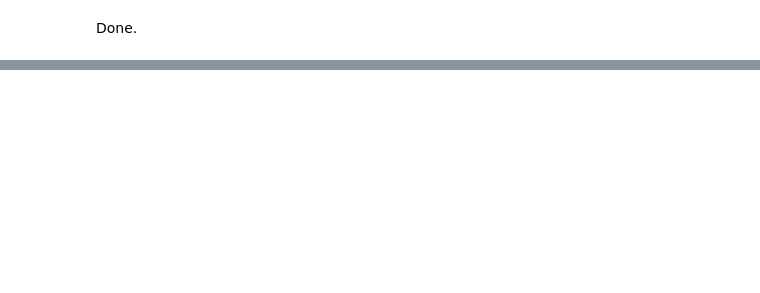
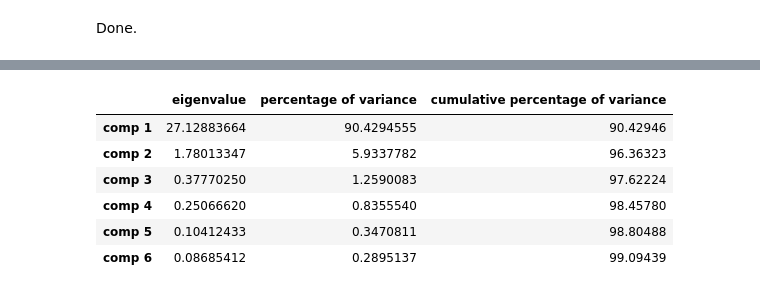
Before and after one commit to pbsjones/business_analysis_nanodegree, a Jupyter notebook: notebooks/7_seg_practice_project.ipynb, the cells around one changed output, grey strips where cells are left out. Saved outputs shown, nothing was run; the diff lists cells and outputs as text; code cells hidden in the pictures; blank space fills up the shorter version.

```diff
--- a/notebooks/7_seg_practice_project.ipynb
+++ b/notebooks/7_seg_practice_project.ipynb
@@ -78,0 +82,10 @@ Done.
+# %%
+head( pca1$eig )
+# %% [output]
+|  | eigenvalue | percentage of variance | cumulative percentage of variance |
+| comp 1 | 27.12883664 | 90.4294555 | 90.42946 |
+| comp 2 | 1.78013347 | 5.9337782 | 96.36323 |
+| comp 3 | 0.37770250 | 1.2590083 | 97.62224 |
+| comp 4 | 0.25066620 | 0.8355540 | 98.45780 |
+| comp 5 | 0.10412433 | 0.3470811 | 98.80488 |
+| comp 6 | 0.08685412 | 0.2895137 | 99.09439 |
```
Also changed, not shown: parts of 20 cells of this notebook.
